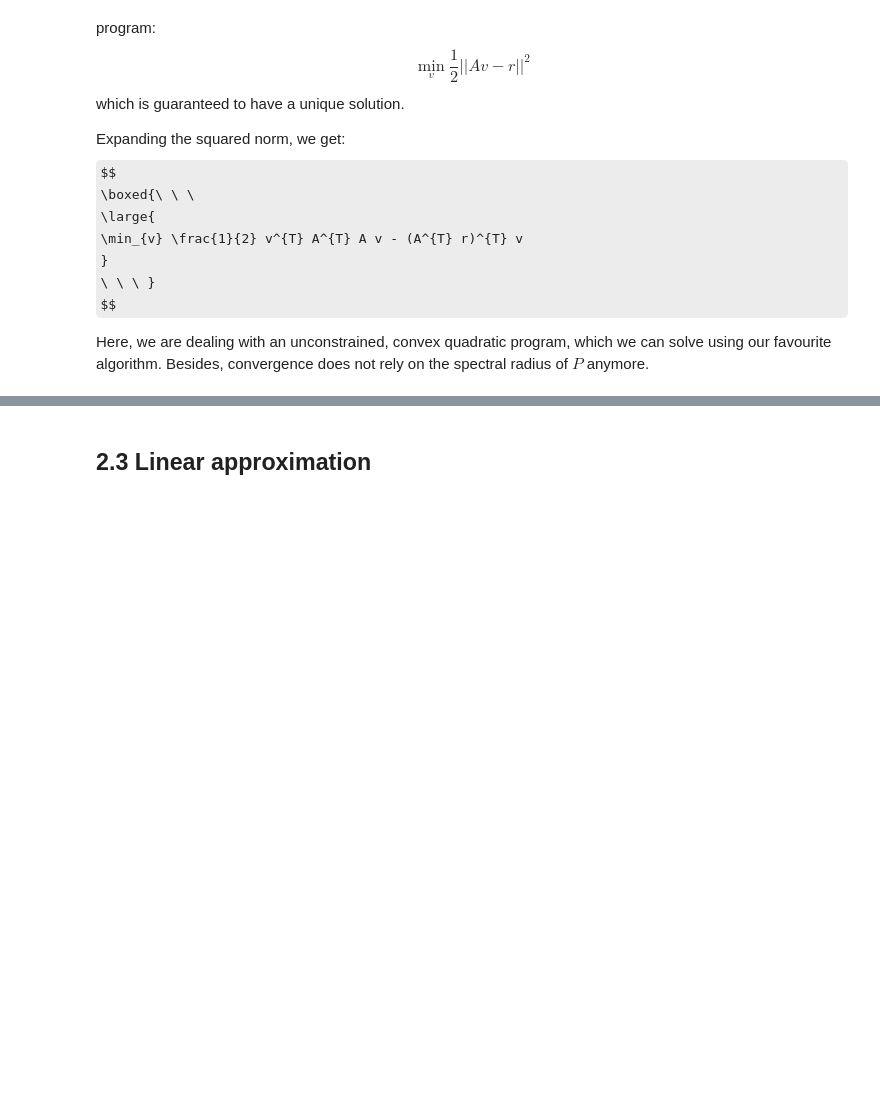
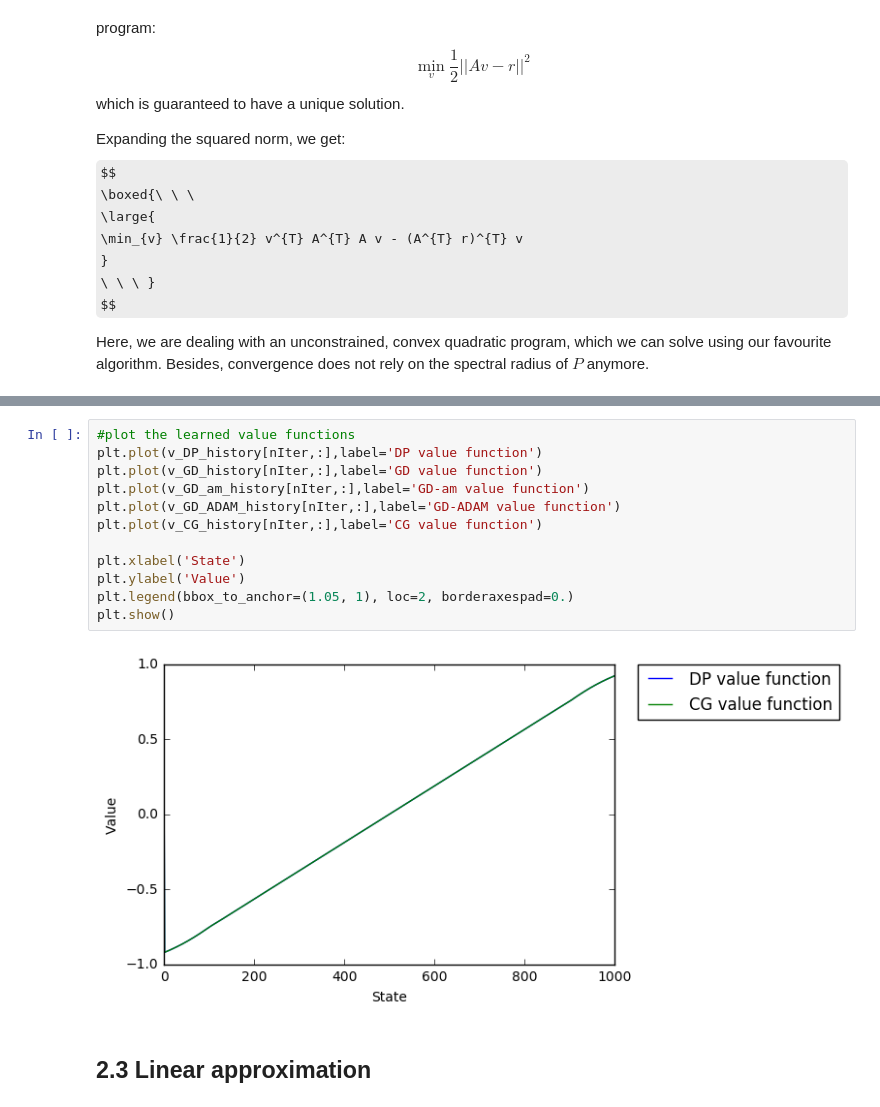
Before and after one commit to mtanneau/ReinforcementLearningClass, a Jupyter notebook: project/Presentation_Mar24_MTanneau.ipynb, the cells around one changed output, grey strips where cells are left out. Cells and saved outputs as stored; diff of their text form; some formulas as TeX source; blank space fills up the shorter version.

```diff
--- a/project/Presentation_Mar24_MTanneau.ipynb
+++ b/project/Presentation_Mar24_MTanneau.ipynb
@@ -957,3 +1024,17 @@ plt.show()
+# %%
+#plot the learned value functions
+plt.plot(v_DP_history[nIter,:],label='DP value function')
+plt.plot(v_GD_history[nIter,:],label='GD value function')
+plt.plot(v_GD_am_history[nIter,:],label='GD-am value function')
+plt.plot(v_GD_ADAM_history[nIter,:],label='GD-ADAM value function')
+plt.plot(v_CG_history[nIter,:],label='CG value function')
+
+plt.xlabel('State')
+plt.ylabel('Value')
+plt.legend(bbox_to_anchor=(1.05, 1), loc=2, borderaxespad=0.)
+plt.show()
+# %% [output]
+[figure, added]
 # %% [markdown]
 ## 2.3 Linear approximation
 # %% [markdown]
```
Also changed, not shown: parts of 16 cells of this notebook.
